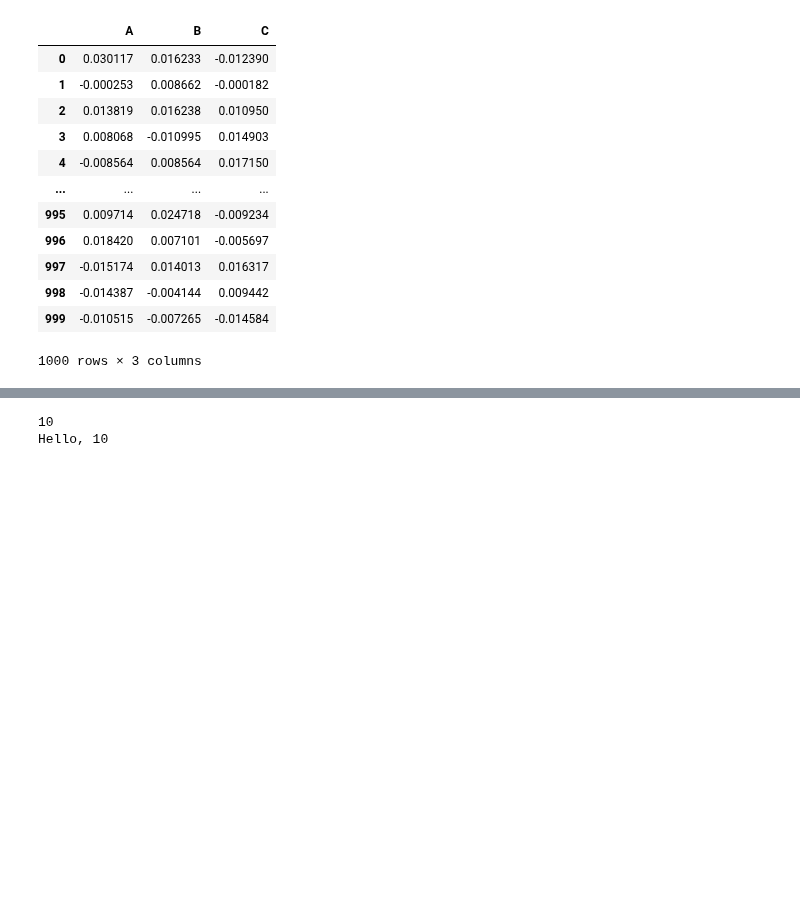
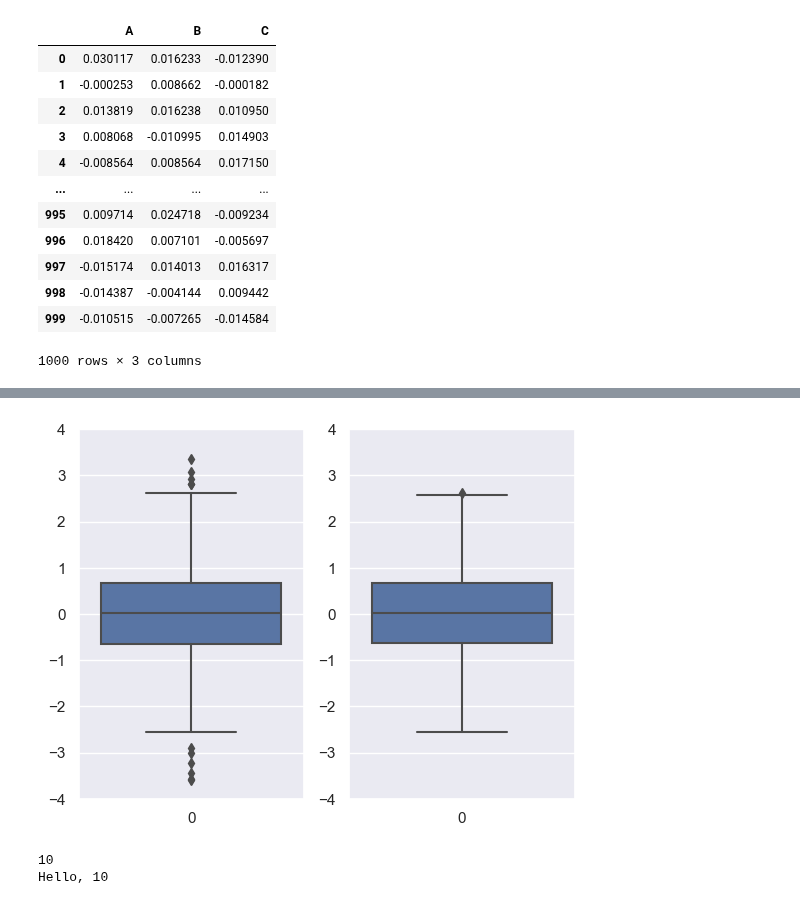
Before and after one commit to gbrs/ipython_notebook_probes, a Jupyter notebook: Probe.ipynb, the cells around one changed output, grey strips where cells are left out. Cells and saved outputs as stored; diff of their text form; code cells hidden in the pictures; blank space fills up the shorter version.

```diff
--- a/Probe.ipynb
+++ b/Probe.ipynb
@@ -801,3 +826,12 @@ zscore(df) - zscore(df1)
+# %%
+plt.subplot(1, 2, 1)
+sns.boxplot(df.A)
+plt.ylim(-4, 4)
+plt.subplot(1, 2, 2)
+sns.boxplot(df1)
+plt.ylim(-4, 4);
+# %% [output]
+[figure, added]
 # %%
 def print_hello(name: str, upper: bool = False) -> None:
     print(f'Hello, {name}')
```
Also changed, not shown: parts of 5 cells of this notebook.
